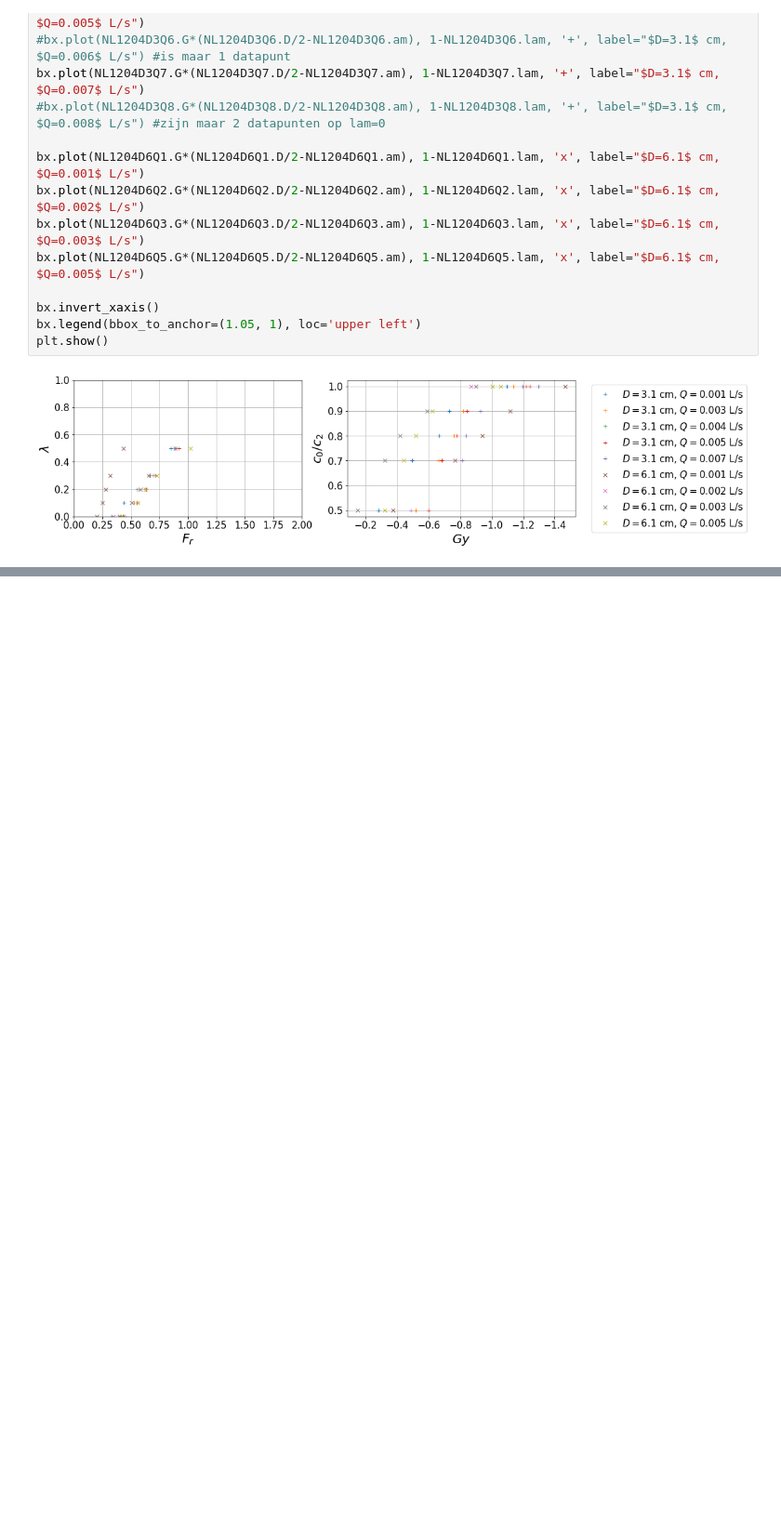
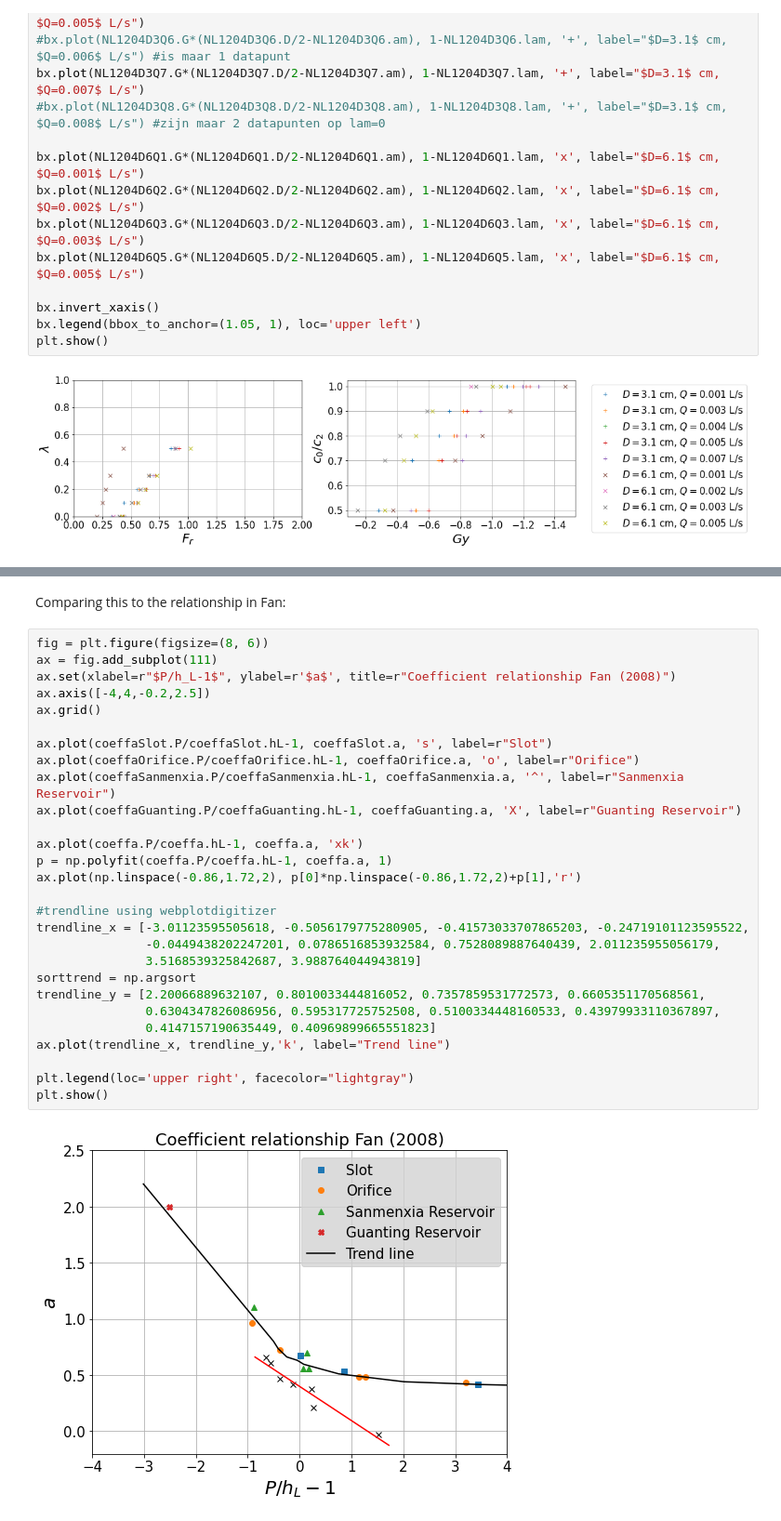
Before and after one commit to gijs-a/spuisluis-stage-gijs, a Jupyter notebook: Overzicht.ipynb, the cells around one changed output, grey strips where cells are left out. Shown at 93% size. Cells and saved outputs as stored; diff of their text form; blank space fills up the shorter version.

```diff
--- a/Overzicht.ipynb
+++ b/Overzicht.ipynb
@@ -1286,0 +715,32 @@ plt.axis([0,1.1,0,1.1])
+# %% [markdown]
+Comparing this to the relationship in Fan:
+# %%
+fig = plt.figure(figsize=(8, 6))
+ax = fig.add_subplot(111)
+ax.set(xlabel=r"$P/h_L-1$", ylabel=r'$a$', title=r"Coefficient relationship Fan (2008)")
+ax.axis([-4,4,-0.2,2.5])
+ax.grid()
+
+ax.plot(coeffaSlot.P/coeffaSlot.hL-1, coeffaSlot.a, 's', label=r"Slot")
+ax.plot(coeffaOrifice.P/coeffaOrifice.hL-1, coeffaOrifice.a, 'o', label=r"Orifice")
+ax.plot(coeffaSanmenxia.P/coeffaSanmenxia.hL-1, coeffaSanmenxia.a, '^', label=r"Sanmenxia Reservoir")
+ax.plot(coeffaGuanting.P/coeffaGuanting.hL-1, coeffaGuanting.a, 'X', label=r"Guanting Reservoir")
+
+ax.plot(coeffa.P/coeffa.hL-1, coeffa.a, 'xk')
+p = np.polyfit(coeffa.P/coeffa.hL-1, coeffa.a, 1)
+ax.plot(np.linspace(-0.86,1.72,2), p[0]*np.linspace(-0.86,1.72,2)+p[1],'r')
+
+#trendline using webplotdigitizer
+trendline_x = [-3.01123595505618, -0.5056179775280905, -0.41573033707865203, -0.24719101123595522,
+               -0.0449438202247201, 0.0786516853932584, 0.7528089887640439, 2.011235955056179,
+               3.5168539325842687, 3.988764044943819]
+sorttrend = np.argsort
+trendline_y = [2.20066889632107, 0.8010033444816052, 0.7357859531772573, 0.6605351170568561,
+               0.6304347826086956, 0.595317725752508, 0.5100334448160533, 0.43979933110367897,
+               0.4147157190635449, 0.40969899665551823]
+ax.plot(trendline_x, trendline_y,'k', label="Trend line")
+
+plt.legend(loc='upper right', facecolor="lightgray")
+plt.show()
+# %% [output]
+[figure, added]
```
Also changed, not shown: parts of 64 cells of this notebook, 8 other files.
